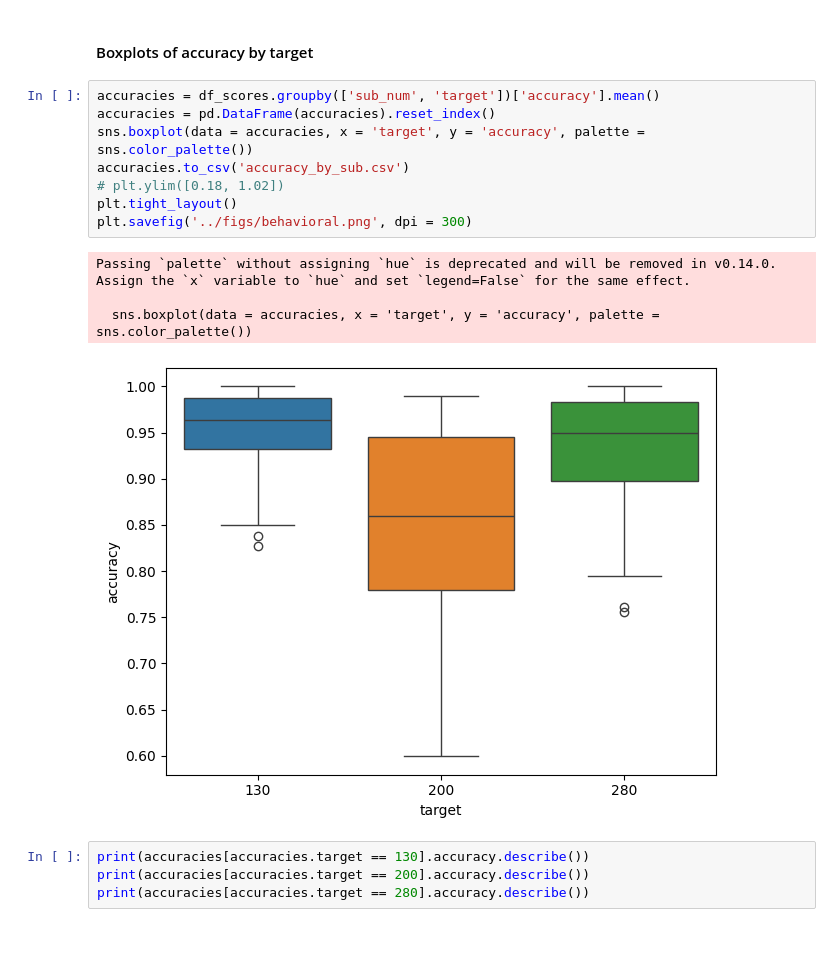
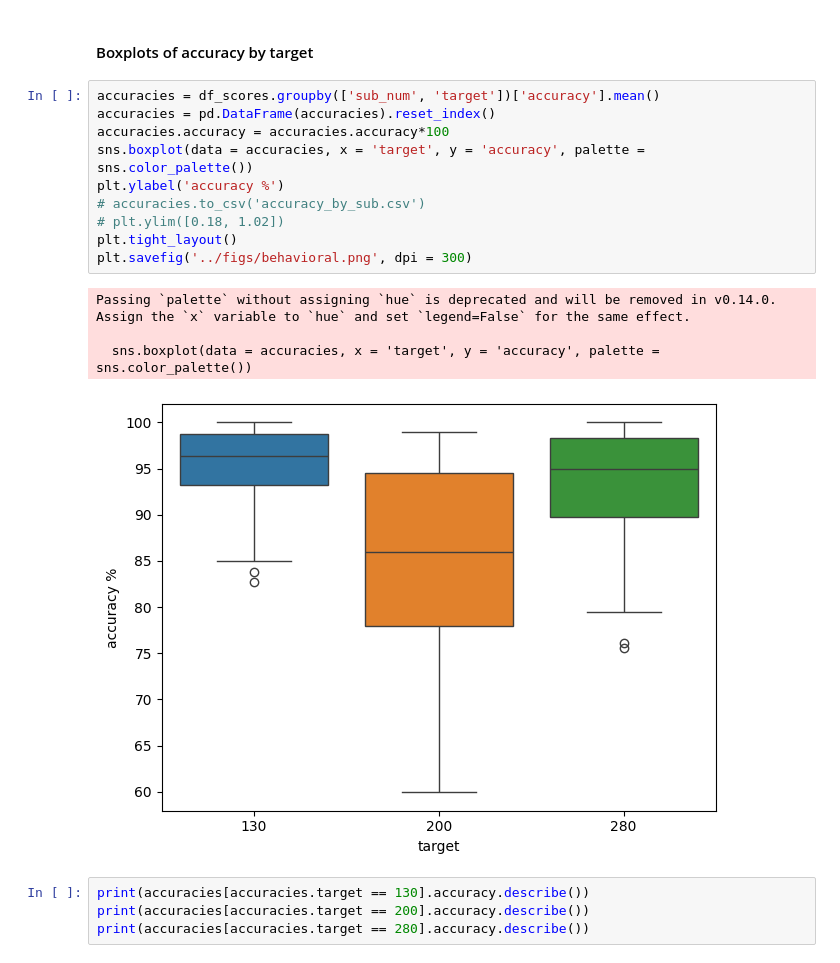
Before and after one commit to letitiayhho/tone-target-monitoring, a Jupyter notebook: analysis/accuracies.ipynb, the cells around one changed output. Drawn from its saved outputs; the diff is of its cells as text.

```diff
--- a/analysis/accuracies.ipynb
+++ b/analysis/accuracies.ipynb
@@ -204,16 +205,18 @@ Name: accuracy, dtype: float64
 # %%
 accuracies = df_scores.groupby(['sub_num', 'target'])['accuracy'].mean()
 accuracies = pd.DataFrame(accuracies).reset_index()
+accuracies.accuracy = accuracies.accuracy*100
 sns.boxplot(data = accuracies, x = 'target', y = 'accuracy', palette = sns.color_palette())
-accuracies.to_csv('accuracy_by_sub.csv')
+plt.ylabel('accuracy %')
+# accuracies.to_csv('accuracy_by_sub.csv')
 # plt.ylim([0.18, 1.02])
 plt.tight_layout()
 plt.savefig('../figs/behavioral.png', dpi = 300)
 # %% [output]
 Passing `palette` without assigning `hue` is deprecated and will be removed in v0.14.0. Assign the `x` variable to `hue` and set `legend=False` for the same effect.
 
   sns.boxplot(data = accuracies, x = 'target', y = 'accuracy', palette = sns.color_palette())
-[figure, old version]
+[figure, new version]
 # %%
 print(accuracies[accuracies.target == 130].accuracy.describe())
 print(accuracies[accuracies.target == 200].accuracy.describe())
```
Also changed, not shown: parts of 3 cells of this notebook.
